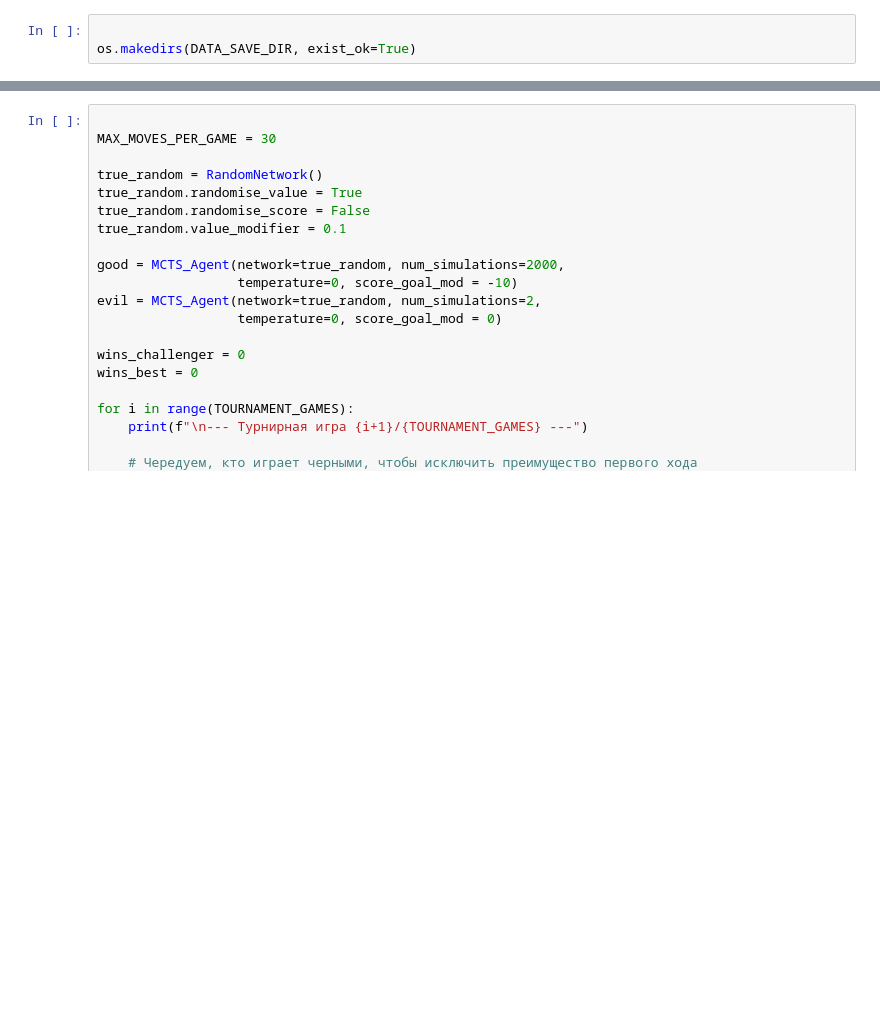
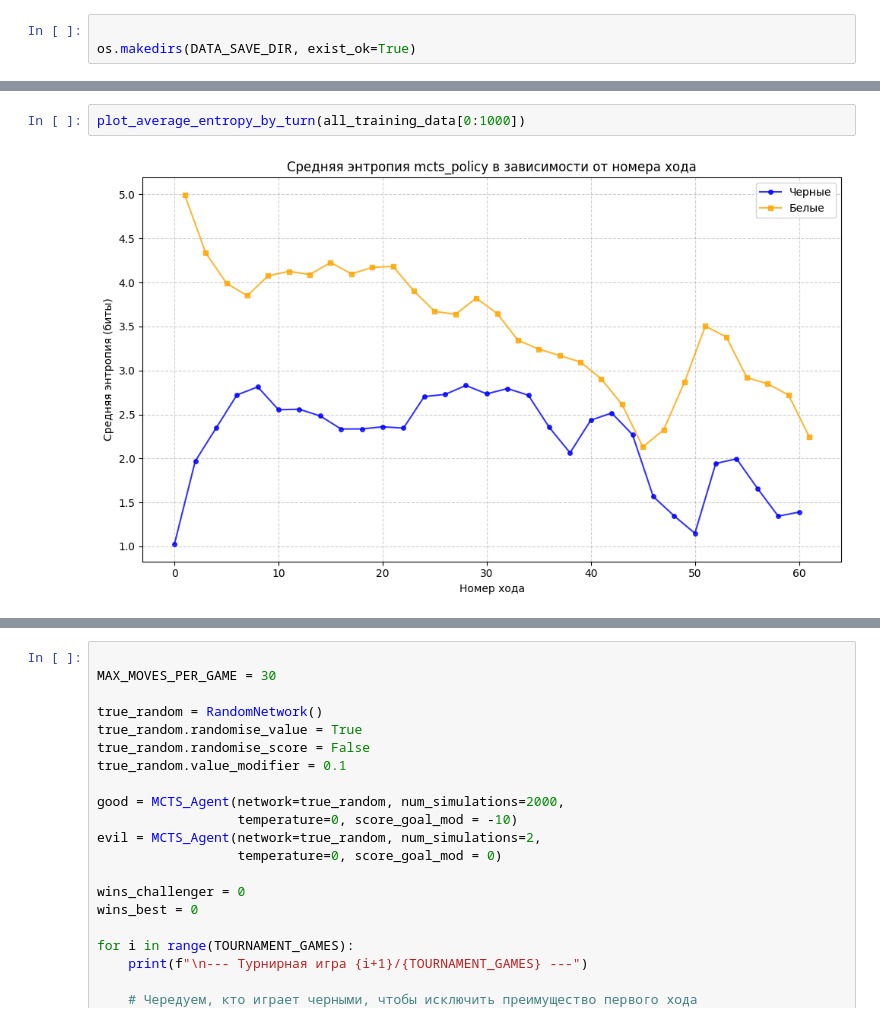
Before and after one commit to Gribtsi/GoL_AI, a Jupyter notebook: mcts_agent.ipynb, the cells around one changed output, grey strips where cells are left out. Saved outputs shown, nothing was run; the diff lists cells and outputs as text; blank space fills up the shorter version.

```diff
--- a/mcts_agent.ipynb
+++ b/mcts_agent.ipynb
@@ -222,0 +270,4 @@ generate_self_play_games(games_to_generate=NUM_GAMES_TO_GENERATE, games_batch=GA
+# %%
+plot_average_entropy_by_turn(all_training_data[0:1000])
+# %% [output]
+[figure, added]
```
Also changed, not shown: parts of 19 cells of this notebook, 11 other files.
